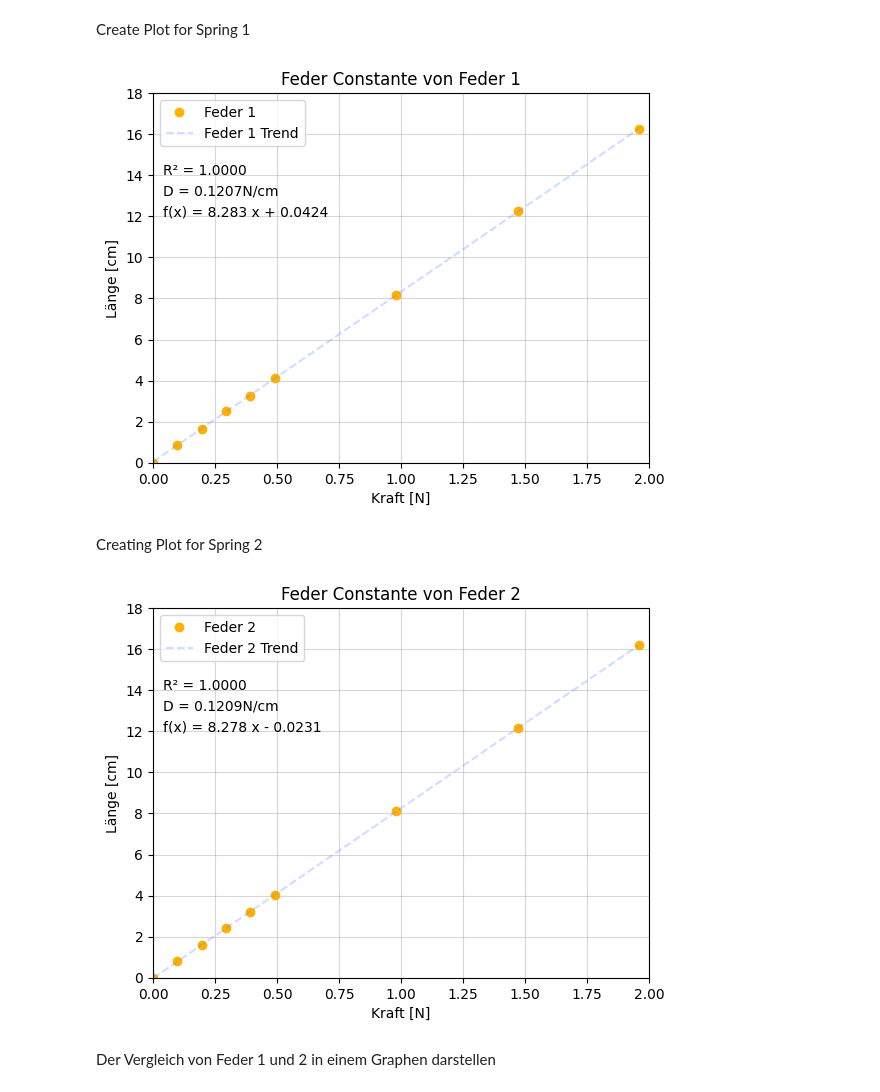
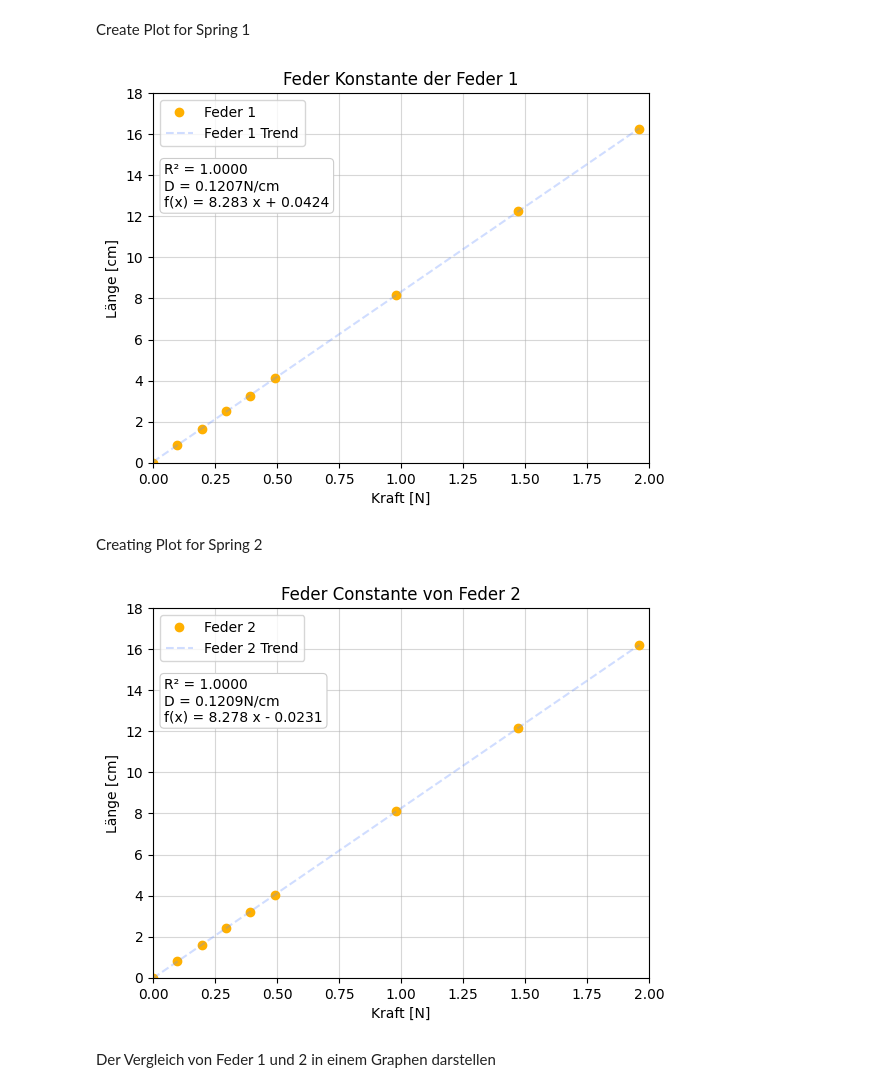
Before and after one commit to Timofey-Makhankov/IDAF-Tech, a Jupyter notebook: analysis/notebook.ipynb, the cells around one changed output. Saved outputs shown, nothing was run; the diff lists cells and outputs as text; code cells hidden in the pictures.

Commit message:
updated statistics data

```diff
--- a/analysis/notebook.ipynb
+++ b/analysis/notebook.ipynb
@@ -232,33 +232,47 @@ Create Plot for Spring 1
 # %%
 fig = plt.figure()
 ax = fig.add_subplot()
 
 major_ticks_x = np.arange(0, 2.1, 0.25)
 major_ticks_y = np.arange(0, 19, 2)
 ax.set_xticks(major_ticks_x)
 ax.set_yticks(major_ticks_y)
 
 ax.grid(visible=True, which='major', axis='both', alpha=0.5)
 
 ax.plot('force', 'length', data=df_plot_f1, linestyle='none', marker='o', color='#ffb000', label='Feder 1')
 ax.plot(df_plot_f1['force'], p_f1(df_plot_f1['force']), '--', color='#648fff', label='Feder 1 Trend', alpha=0.3)
 
 ax.set(
-    title='Feder Constante von Feder 1',
+    title='Feder Konstante der Feder 1',
     xlabel='Kraft [N]',
     ylabel='Länge [cm]',
     xlim=[0, 2],
     ylim=[0, 18]
     )
 ax.legend(loc='best')
 
-ax.annotate("R² = {:.4f}".format(r_f1.rvalue**2), xy=(0.04, 14))
-ax.annotate("D = {:.4f}N/cm".format(np.divide(loads_data['Force'][8],spring_1_data['height'][8])), xy=(0.04, 13))
-ax.annotate("f(x) = {}".format(str(p_f1).lstrip()), xy=(0.04, 12))
+#ax.annotate("R² = {:.4f}".format(r_f1.rvalue**2), xy=(0.04, 14))
+#ax.annotate("D = {:.4f}N/cm".format(np.divide(loads_data['Force'][8],spring_1_data['height'][8])), xy=(0.04, 13))
+#ax.annotate("f(x) = {}".format(str(p_f1).lstrip()), xy=(0.04, 12))
+
+ax.annotate("R² = {:.4f}\nD = {:.4f}N/cm\nf(x) = {}".format(
+        r_f1.rvalue**2,
+        np.divide(loads_data['Force'][8],spring_1_data['height'][8]),
+        str(p_f1).lstrip()
+    ),
+    xy=(0.045, 12.5),
+    bbox=dict(
+        boxstyle="round,pad=0.3",
+        fc='white',
+        ec="0.8",
+        lw=0.8
+    )
+)
 
 plt.show()
 # %% [output]
-[figure, old version]
+[figure, new version]
 # %% [markdown]
 Creating Plot for Spring 2
 # %%
@@ -284,13 +298,23 @@ ax.set(
     )
 ax.legend(loc='best')
 
-ax.annotate("R² = {:.4f}".format(r_f2.rvalue**2), xy=(0.04, 14))
-ax.annotate("D = {:.4f}N/cm".format(np.divide(loads_data['Force'][8],spring_2_data['height'][8])), xy=(0.04, 13))
-ax.annotate("f(x) = {}".format(str(p_f2).lstrip()), xy=(0.04, 12))
+ax.annotate("R² = {:.4f}\nD = {:.4f}N/cm\nf(x) = {}".format(
+        r_f2.rvalue**2,
+        np.divide(loads_data['Force'][8],spring_2_data['height'][8]),
+        str(p_f2).lstrip()
+    ),
+    xy=(0.045, 12.5),
+    bbox=dict(
+        boxstyle="round,pad=0.3",
+        fc='white',
+        ec="0.8",
+        lw=0.8
+    )
+)
 
 plt.show()
 # %% [output]
-[figure, old version]
+[figure, new version]
 # %% [markdown]
 Der Vergleich von Feder 1 und 2 in einem Graphen darstellen
 # %%
```
Also changed, not shown: parts of 3 cells of this notebook, 3 other files.
